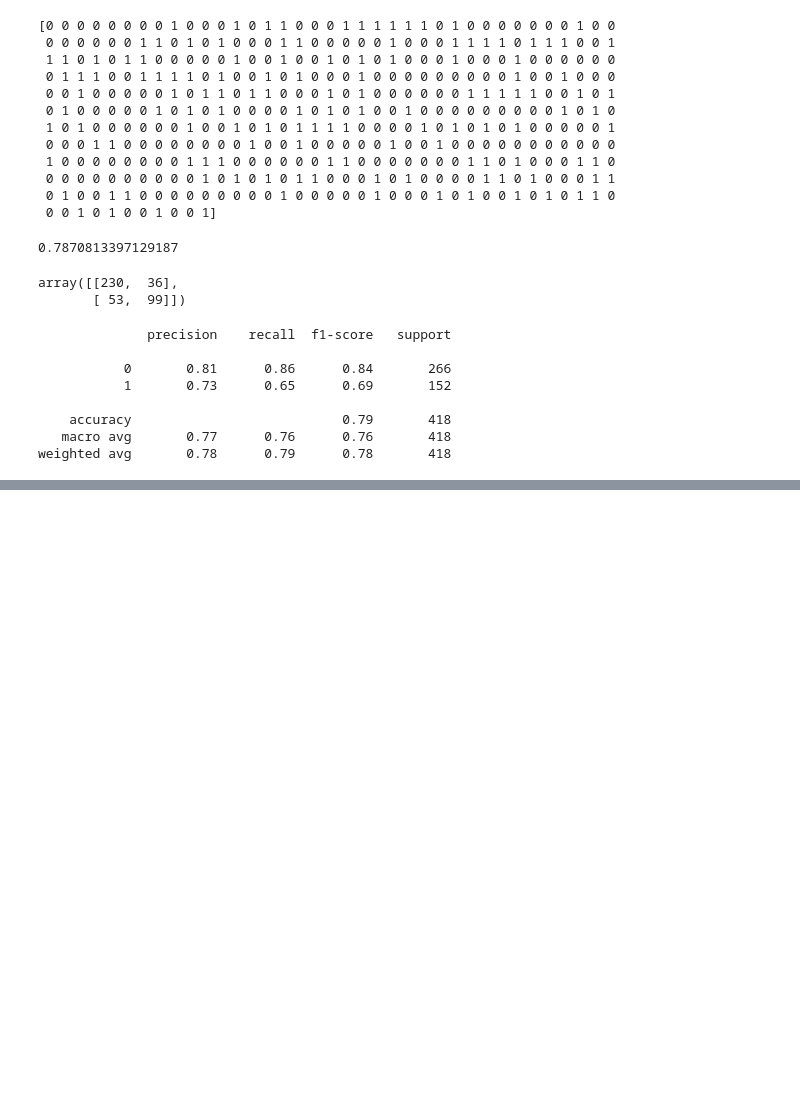
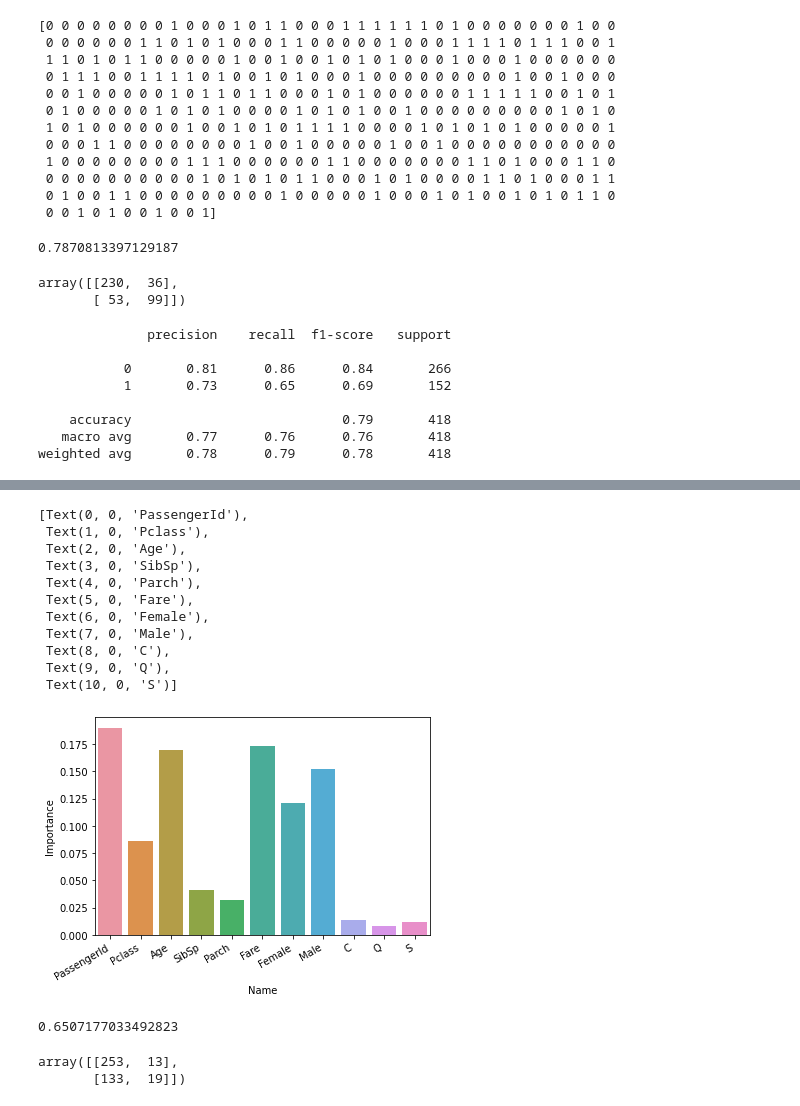
Before and after one commit to CassieCcL/Titanic_ML, a Jupyter notebook: Titanic_ML.ipynb, the cells around one changed output, grey strips where cells are left out. Saved outputs shown, nothing was run; the diff lists cells and outputs as text; code cells hidden in the pictures; blank space fills up the shorter version.

```diff
--- a/Titanic_ML.ipynb
+++ b/Titanic_ML.ipynb
@@ -360,3 +360,4 @@ print(metrics.classification_report(y_test, y_predict))
 weighted avg       0.78      0.79      0.78       418
 # %%
 # feature importance
+importances = RFC.feature_importances_
@@ -362,0 +367,3 @@ weighted avg       0.78      0.79      0.78       418
+# %%
+feature_names = new_train.drop("Survived", axis=1).columns
+feature_names
@@ -362,0 +374,3 @@ weighted avg       0.78      0.79      0.78       418
+# %%
+importance_df = pd.DataFrame(list(zip(feature_names, importances)), columns=["Name", "Importance"])
+importance_df
@@ -362,0 +390,17 @@ weighted avg       0.78      0.79      0.78       418
+# %%
+plt.figsize = (10,8)
+ax = sns.barplot(data=importance_df, x="Name", y="Importance")
+ax.set_xticklabels(ax.get_xticklabels(), rotation=30, horizontalalignment='right')
+# %% [output]
+[Text(0, 0, 'PassengerId'),
+ Text(1, 0, 'Pclass'),
+ Text(2, 0, 'Age'),
+ Text(3, 0, 'SibSp'),
+ Text(4, 0, 'Parch'),
+ Text(5, 0, 'Fare'),
+ Text(6, 0, 'Female'),
+ Text(7, 0, 'Male'),
+ Text(8, 0, 'C'),
+ Text(9, 0, 'Q'),
+ Text(10, 0, 'S')]
+[figure, added]
@@ -362,0 +413,9 @@ weighted avg       0.78      0.79      0.78       418
+# %%
+metrics.accuracy_score(y_test, KNN_pred)
+# %% [output]
+0.6507177033492823
+# %%
+metrics.confusion_matrix(y_test, KNN_pred)
+# %% [output]
+array([[253,  13],
+       [133,  19]])
```
Also changed, not shown: parts of 9 cells of this notebook.
